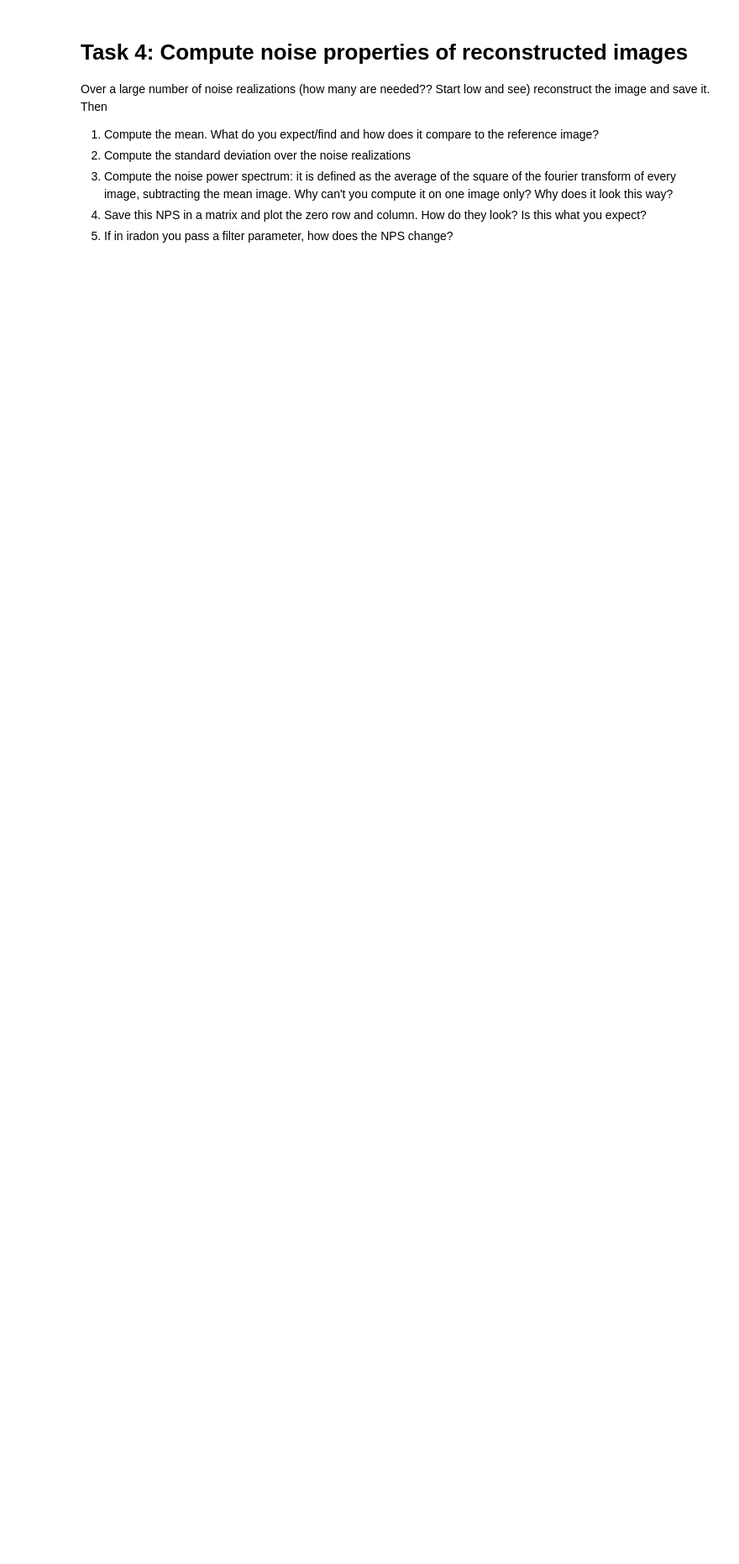
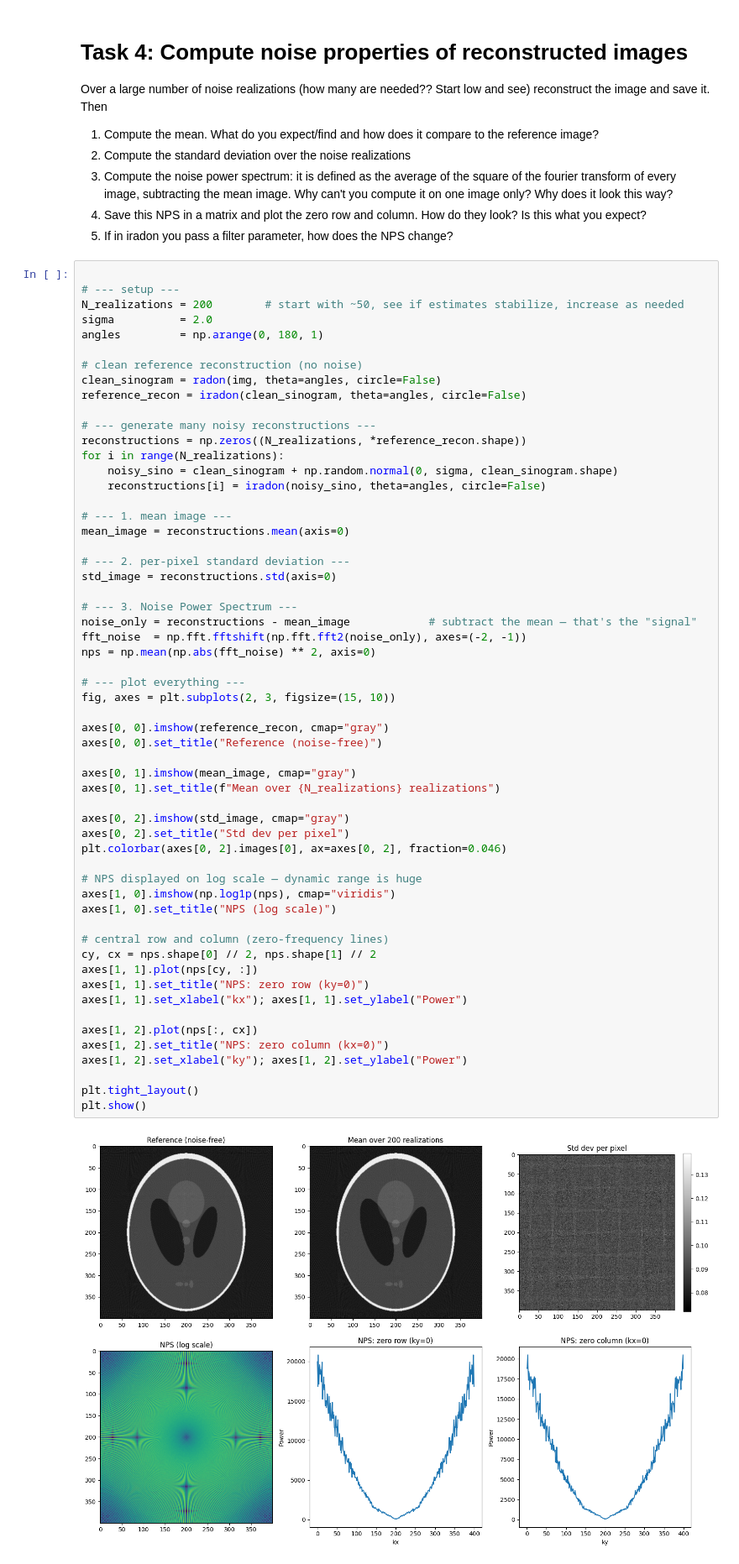
Before and after one commit to theoradicella/medical-imaging, a Jupyter notebook: A3 - Noise and Tomography/A3.ipynb, the cells around one changed output. Shown at 84% size. Drawn from its saved outputs; the diff is of its cells as text; blank space fills up the shorter version.

```diff
--- a/A3 - Noise and Tomography/A3.ipynb
+++ b/A3 - Noise and Tomography/A3.ipynb
@@ -147,6 +285,65 @@ Over a large number of noise realizations (how many are needed?? Start low and s
 3. Compute the noise power spectrum: it is defined as the average of the square of the fourier transform of every image, subtracting the mean image. Why can't you compute it on one image only? Why does it look this way?
 5. Save this NPS in a matrix and plot the zero row and column. How do they look? Is this what you expect?
 4. If in iradon you pass a filter parameter, how does the NPS change?
+# %%
+
+# --- setup ---
+N_realizations = 200        # start with ~50, see if estimates stabilize, increase as needed
+sigma          = 2.0
+angles         = np.arange(0, 180, 1)
+
+# clean reference reconstruction (no noise)
+clean_sinogram = radon(img, theta=angles, circle=False)
+reference_recon = iradon(clean_sinogram, theta=angles, circle=False)
+
+# --- generate many noisy reconstructions ---
+reconstructions = np.zeros((N_realizations, *reference_recon.shape))
+for i in range(N_realizations):
+    noisy_sino = clean_sinogram + np.random.normal(0, sigma, clean_sinogram.shape)
+    reconstructions[i] = iradon(noisy_sino, theta=angles, circle=False)
+
+# --- 1. mean image ---
+mean_image = reconstructions.mean(axis=0)
+
+# --- 2. per-pixel standard deviation ---
+std_image = reconstructions.std(axis=0)
+
+# --- 3. Noise Power Spectrum ---
+noise_only = reconstructions - mean_image            # subtract the mean — that's the "signal"
+fft_noise  = np.fft.fftshift(np.fft.fft2(noise_only), axes=(-2, -1))
+nps = np.mean(np.abs(fft_noise) ** 2, axis=0)
+
+# --- plot everything ---
+fig, axes = plt.subplots(2, 3, figsize=(15, 10))
+
+axes[0, 0].imshow(reference_recon, cmap="gray")
+axes[0, 0].set_title("Reference (noise-free)")
+
+axes[0, 1].imshow(mean_image, cmap="gray")
+axes[0, 1].set_title(f"Mean over {N_realizations} realizations")
+
+axes[0, 2].imshow(std_image, cmap="gray")
+axes[0, 2].set_title("Std dev per pixel")
+plt.colorbar(axes[0, 2].images[0], ax=axes[0, 2], fraction=0.046)
+
+# NPS displayed on log scale — dynamic range is huge
+axes[1, 0].imshow(np.log1p(nps), cmap="viridis")
+axes[1, 0].set_title("NPS (log scale)")
+
+# central row and column (zero-frequency lines)
+cy, cx = nps.shape[0] // 2, nps.shape[1] // 2
+axes[1, 1].plot(nps[cy, :])
+axes[1, 1].set_title("NPS: zero row (ky=0)")
+axes[1, 1].set_xlabel("kx"); axes[1, 1].set_ylabel("Power")
+
+axes[1, 2].plot(nps[:, cx])
+axes[1, 2].set_title("NPS: zero column (kx=0)")
+axes[1, 2].set_xlabel("ky"); axes[1, 2].set_ylabel("Power")
+
+plt.tight_layout()
+plt.show()
+# %% [output]
+[figure, added]
 # %% [markdown]
 # Task 5: MR image simulator
 
```
Also changed, not shown: parts of 10 cells of this notebook, 2 other files.
